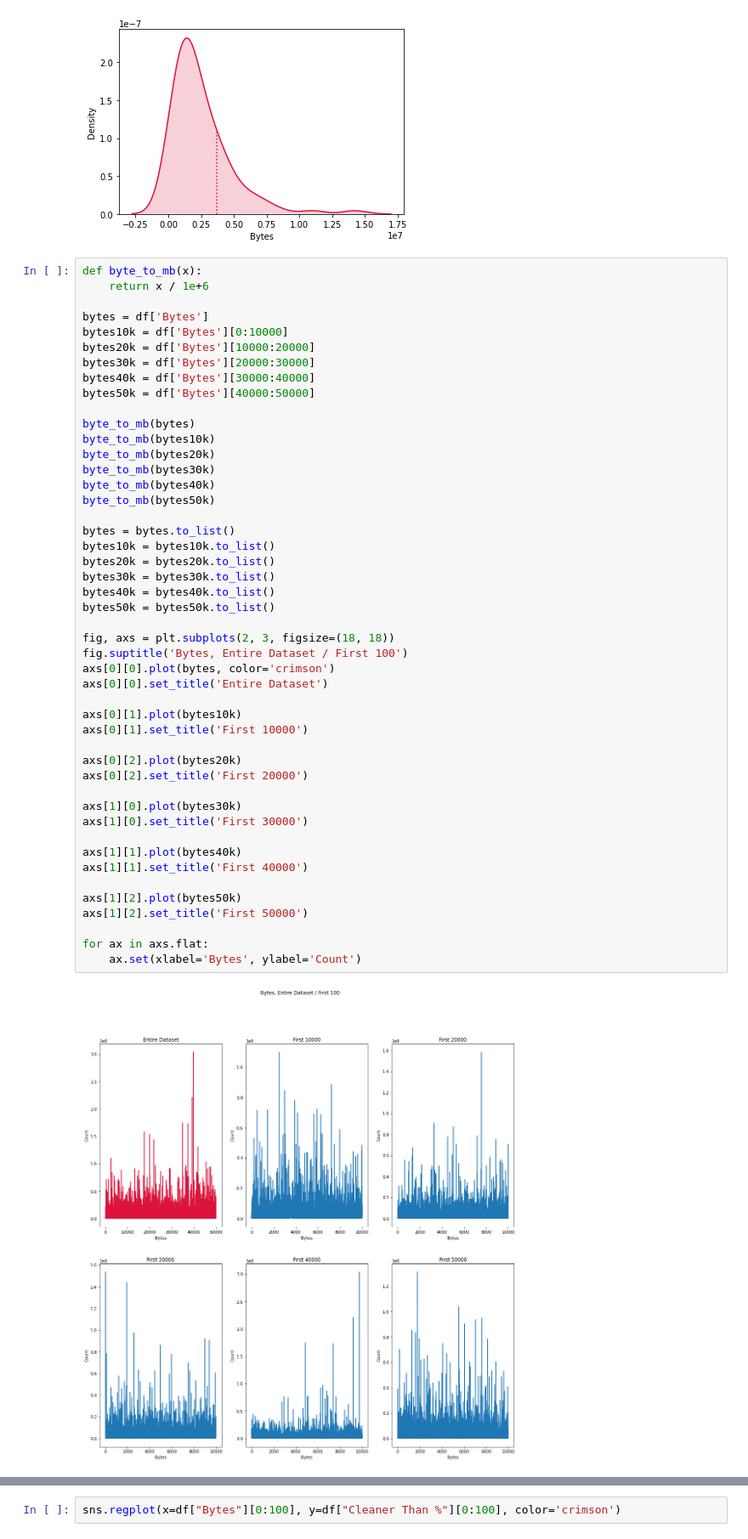
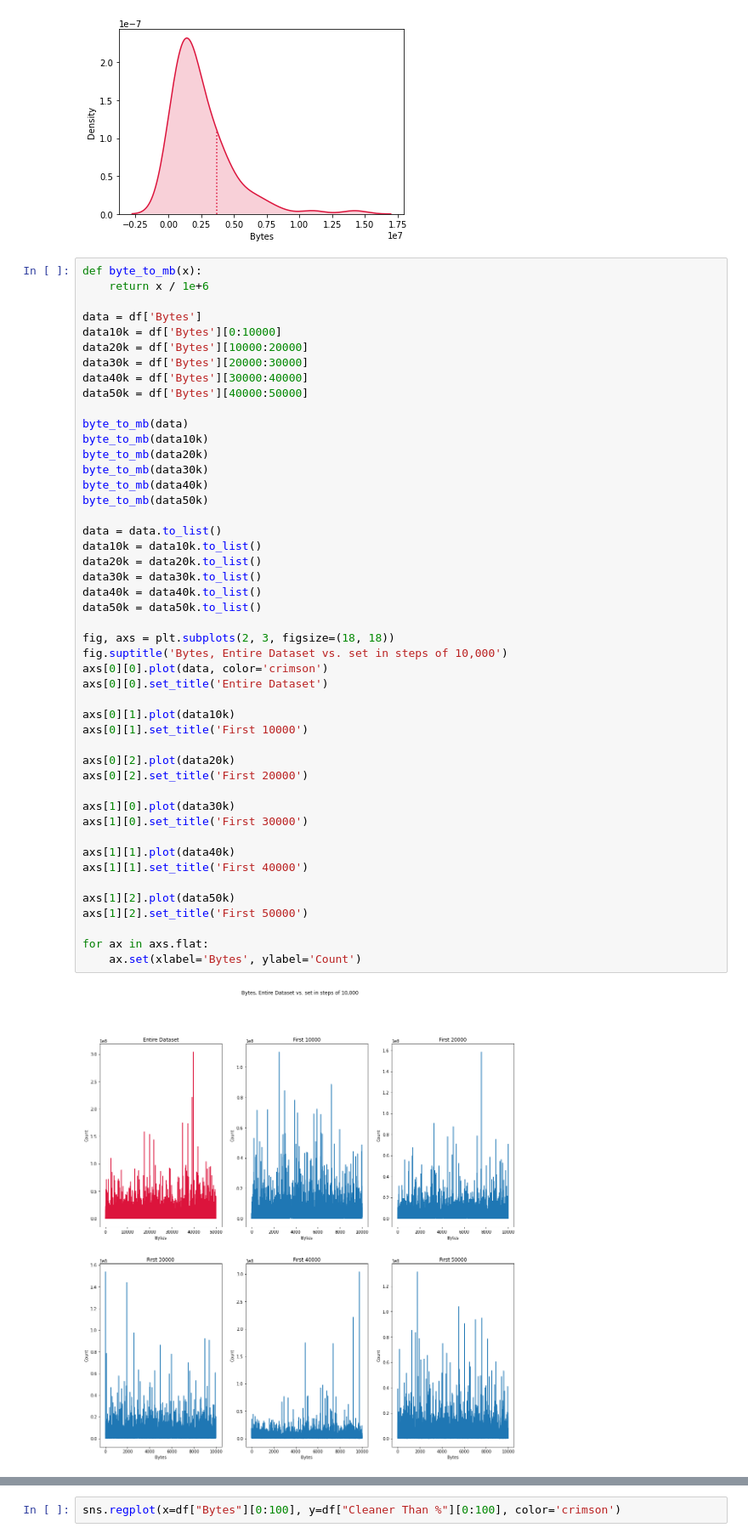
Before and after one commit to ivanivanov10101/bachelor-project, a Jupyter notebook: charts.ipynb, the cells around one changed output, grey strips where cells are left out. Shown at 85% size. Saved outputs shown, nothing was run; the diff lists cells and outputs as text.

```diff
--- a/charts.ipynb
+++ b/charts.ipynb
@@ -66,49 +66,49 @@ plt.show()
 # %%
 def byte_to_mb(x):
     return x / 1e+6
 
-bytes = df['Bytes']
-bytes10k = df['Bytes'][0:10000]
-bytes20k = df['Bytes'][10000:20000]
-bytes30k = df['Bytes'][20000:30000]
-bytes40k = df['Bytes'][30000:40000]
-bytes50k = df['Bytes'][40000:50000]
+data = df['Bytes']
+data10k = df['Bytes'][0:10000]
+data20k = df['Bytes'][10000:20000]
+data30k = df['Bytes'][20000:30000]
+data40k = df['Bytes'][30000:40000]
+data50k = df['Bytes'][40000:50000]
 
-byte_to_mb(bytes)
-byte_to_mb(bytes10k)
-byte_to_mb(bytes20k)
-byte_to_mb(bytes30k)
-byte_to_mb(bytes40k)
-byte_to_mb(bytes50k)
+byte_to_mb(data)
+byte_to_mb(data10k)
+byte_to_mb(data20k)
+byte_to_mb(data30k)
+byte_to_mb(data40k)
+byte_to_mb(data50k)
 
-bytes = bytes.to_list()
-bytes10k = bytes10k.to_list()
-bytes20k = bytes20k.to_list()
-bytes30k = bytes30k.to_list()
-bytes40k = bytes40k.to_list()
-bytes50k = bytes50k.to_list()
+data = data.to_list()
+data10k = data10k.to_list()
+data20k = data20k.to_list()
+data30k = data30k.to_list()
+data40k = data40k.to_list()
+data50k = data50k.to_list()
 
 fig, axs = plt.subplots(2, 3, figsize=(18, 18))
-fig.suptitle('Bytes, Entire Dataset / First 100')
-axs[0][0].plot(bytes, color='crimson')
+fig.suptitle('Bytes, Entire Dataset vs. set in steps of 10,000')
+axs[0][0].plot(data, color='crimson')
 axs[0][0].set_title('Entire Dataset')
 
-axs[0][1].plot(bytes10k)
+axs[0][1].plot(data10k)
 axs[0][1].set_title('First 10000')
 
-axs[0][2].plot(bytes20k)
+axs[0][2].plot(data20k)
 axs[0][2].set_title('First 20000')
 
-axs[1][0].plot(bytes30k)
+axs[1][0].plot(data30k)
 axs[1][0].set_title('First 30000')
 
-axs[1][1].plot(bytes40k)
+axs[1][1].plot(data40k)
 axs[1][1].set_title('First 40000')
 
-axs[1][2].plot(bytes50k)
+axs[1][2].plot(data50k)
 axs[1][2].set_title('First 50000')
 
 for ax in axs.flat:
     ax.set(xlabel='Bytes', ylabel='Count')
 # %% [output]
-[figure, old version]
+[figure, new version]
```
Also changed, not shown: parts of 11 cells of this notebook, 2 other files.
